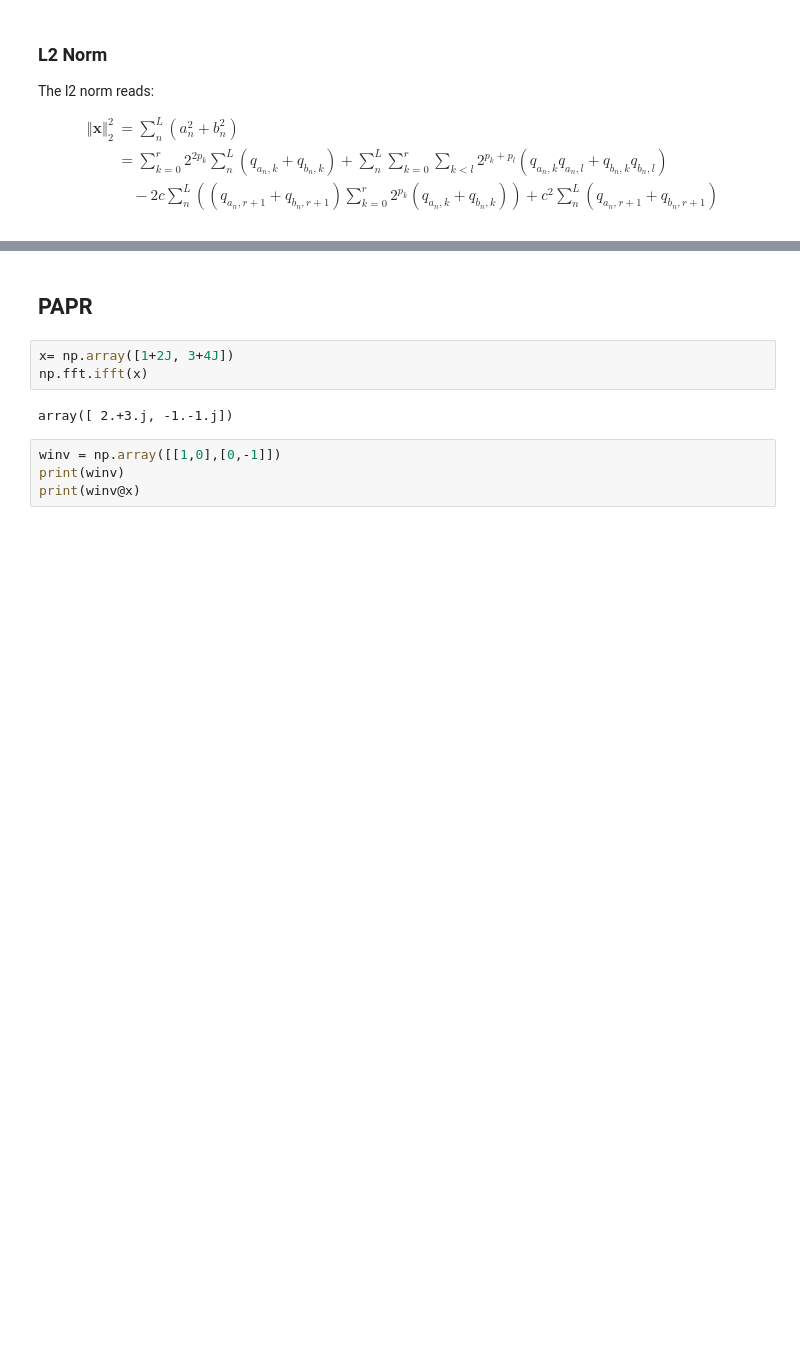
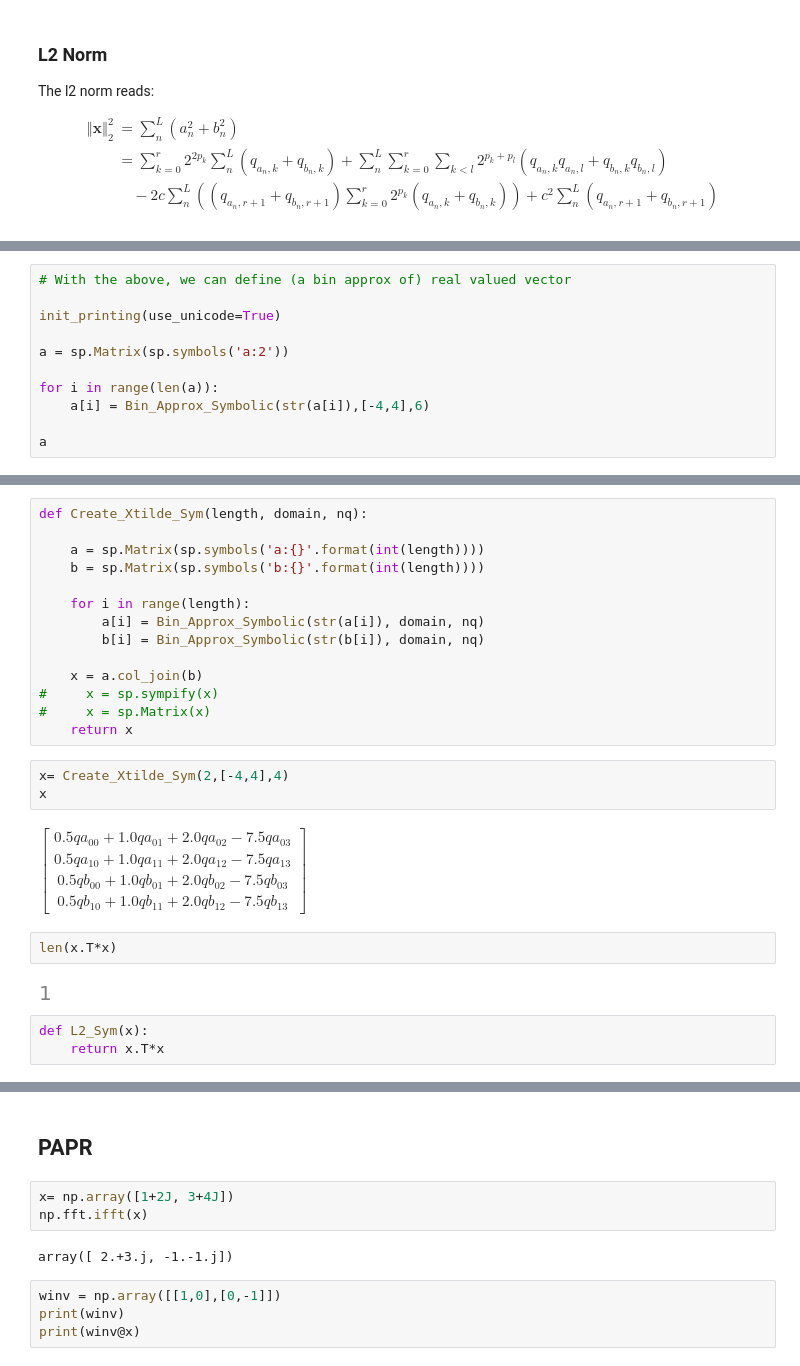
Before and after one commit to DBern97/Dwave-RAN-algs, a Jupyter notebook: ocean_trial_runs.ipynb, the cells around one changed output, grey strips where cells are left out. Saved outputs shown, nothing was run; the diff lists cells and outputs as text; blank space fills up the shorter version.

```diff
--- a/ocean_trial_runs.ipynb
+++ b/ocean_trial_runs.ipynb
@@ -376,0 +452,11 @@ Qmat = Get_L2_QUBO_Coeff(x_qubits)
+# %%
+# With the above, we can define (a bin approx of) real valued vector
+
+init_printing(use_unicode=True)
+
+a = sp.Matrix(sp.symbols('a:2'))
+
+for i in range(len(a)):
+    a[i] = Bin_Approx_Symbolic(str(a[i]),[-4,4],6)
+
+a
@@ -376,0 +469,26 @@ Qmat = Get_L2_QUBO_Coeff(x_qubits)
+# %%
+def Create_Xtilde_Sym(length, domain, nq):
+
+    a = sp.Matrix(sp.symbols('a:{}'.format(int(length))))
+    b = sp.Matrix(sp.symbols('b:{}'.format(int(length))))
+
+    for i in range(length):
+        a[i] = Bin_Approx_Symbolic(str(a[i]), domain, nq)
+        b[i] = Bin_Approx_Symbolic(str(b[i]), domain, nq)
+
+    x = a.col_join(b)
+#     x = sp.sympify(x)
+#     x = sp.Matrix(x)
+    return x
+# %%
+x= Create_Xtilde_Sym(2,[-4,4],4)
+x
+# %% [output]
+$\displaystyle \left[\begin{matrix}0.5 qa_{0 0} + 1.0 qa_{0 1} + 2.0 qa_{0 2} - 7.5 qa_{0 3}\\0.5 qa_{1 0} + 1.0 qa_{1 1} + 2.0 qa_{1 2} - 7.5 qa_{1 3}\\0.5 qb_{0 0} + 1.0 qb_{0 1} + 2.0 qb_{0 2} - 7.5 qb_{0 3}\\0.5 qb_{1 0} + 1.0 qb_{1 1} + 2.0 qb_{1 2} - 7.5 qb_{1 3}\end{matrix}\right]$
+# %%
+len(x.T*x)
+# %% [output]
+[figure, added]
+# %%
+def L2_Sym(x):
+    return x.T*x
```
Also changed, not shown: parts of 20 cells of this notebook.
